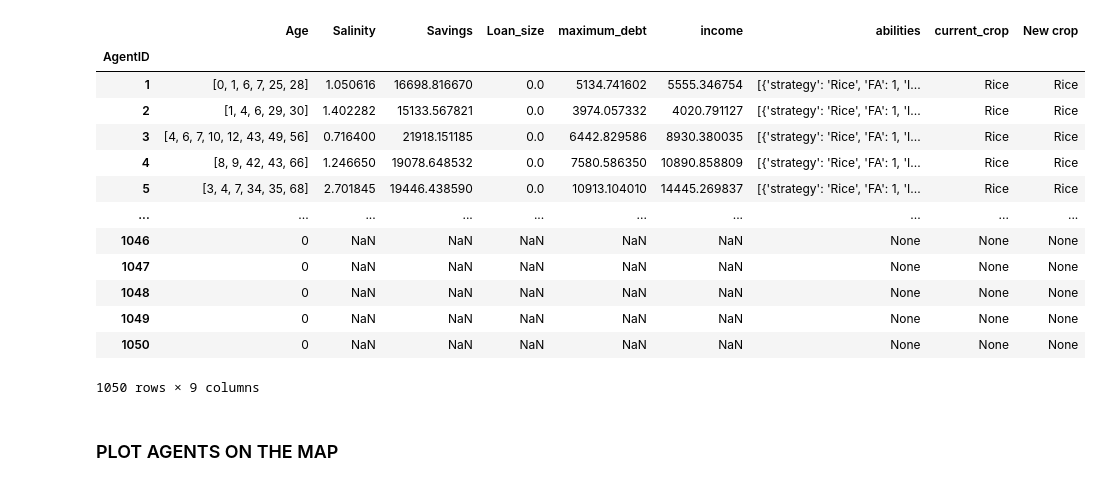
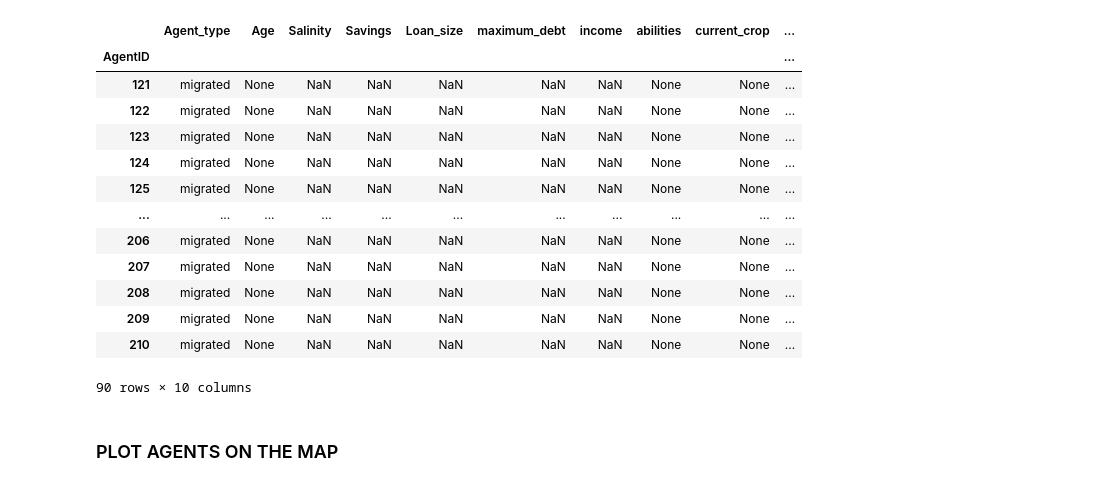
Before and after one commit to Juliettevanalst/Thesis, a Jupyter notebook: model_run2.ipynb, the cells around one changed output. Saved outputs shown, nothing was run; the diff lists cells and outputs as text; code cells hidden in the pictures.

```diff
--- a/model_run2.ipynb
+++ b/model_run2.ipynb
@@ -18,22 +34,23 @@ NameError: name 'salinity_influence_neighbours' is not defined
 # %%
 agent_data = model.datacollector.get_agent_vars_dataframe()
 agent_data = agent_data.xs(60, level="Step")
+agent_data = agent_data[agent_data["Agent_type"] == "migrated"]
 agent_data
 # %% [output]
-|  | Age | Salinity | Savings | Loan_size | maximum_debt | income | abilities | current_crop | New crop |
-| AgentID |  |  |  |  |  |  |  |  |  |
-| 1 | [0, 1, 6, 7, 25, 28] | 1.050616 | 16698.816670 | 0.0 | 5134.741602 | 5555.346754 | [{'strategy': 'Rice', 'FA': 1, 'I... | Rice | Rice |
-| 2 | [1, 4, 6, 29, 30] | 1.402282 | 15133.567821 | 0.0 | 3974.057332 | 4020.791127 | [{'strategy': 'Rice', 'FA': 1, 'I... | Rice | Rice |
-| 3 | [4, 6, 7, 10, 12, 43, 49, 56] | 0.716400 | 21918.151185 | 0.0 | 6442.829586 | 8930.380035 | [{'strategy': 'Rice', 'FA': 1, 'I... | Rice | Rice |
-| 4 | [8, 9, 42, 43, 66] | 1.246650 | 19078.648532 | 0.0 | 7580.586350 | 10890.858809 | [{'strategy': 'Rice', 'FA': 1, 'I... | Rice | Rice |
-| 5 | [3, 4, 7, 34, 35, 68] | 2.701845 | 19446.438590 | 0.0 | 10913.104010 | 14445.269837 | [{'strategy': 'Rice', 'FA': 1, 'I... | Rice | Rice |
-| ... | ... | ... | ... | ... | ... | ... | ... | ... | ... |
-| 1046 | 0 | NaN | NaN | NaN | NaN | NaN | None | None | None |
-| 1047 | 0 | NaN | NaN | NaN | NaN | NaN | None | None | None |
-| 1048 | 0 | NaN | NaN | NaN | NaN | NaN | None | None | None |
-| 1049 | 0 | NaN | NaN | NaN | NaN | NaN | None | None | None |
-| 1050 | 0 | NaN | NaN | NaN | NaN | NaN | None | None | None |
+|  | Agent_type | Age | Salinity | Savings | Loan_size | maximum_debt | income | abilities | current_crop | ... |
+| AgentID |  |  |  |  |  |  |  |  |  | ... |
+| 121 | migrated | None | NaN | NaN | NaN | NaN | NaN | None | None | ... |
+| 122 | migrated | None | NaN | NaN | NaN | NaN | NaN | None | None | ... |
+| 123 | migrated | None | NaN | NaN | NaN | NaN | NaN | None | None | ... |
+| 124 | migrated | None | NaN | NaN | NaN | NaN | NaN | None | None | ... |
+| 125 | migrated | None | NaN | NaN | NaN | NaN | NaN | None | None | ... |
+| ... | ... | ... | ... | ... | ... | ... | ... | ... | ... | ... |
+| 206 | migrated | None | NaN | NaN | NaN | NaN | NaN | None | None | ... |
+| 207 | migrated | None | NaN | NaN | NaN | NaN | NaN | None | None | ... |
+| 208 | migrated | None | NaN | NaN | NaN | NaN | NaN | None | None | ... |
+| 209 | migrated | None | NaN | NaN | NaN | NaN | NaN | None | None | ... |
+| 210 | migrated | None | NaN | NaN | NaN | NaN | NaN | None | None | ... |
-1050 rows × 9 columns
+90 rows × 10 columns
 # %% [markdown]
 ### PLOT AGENTS ON THE MAP
 # %%
```
Also changed, not shown: parts of 2 cells of this notebook, 2 other files.
